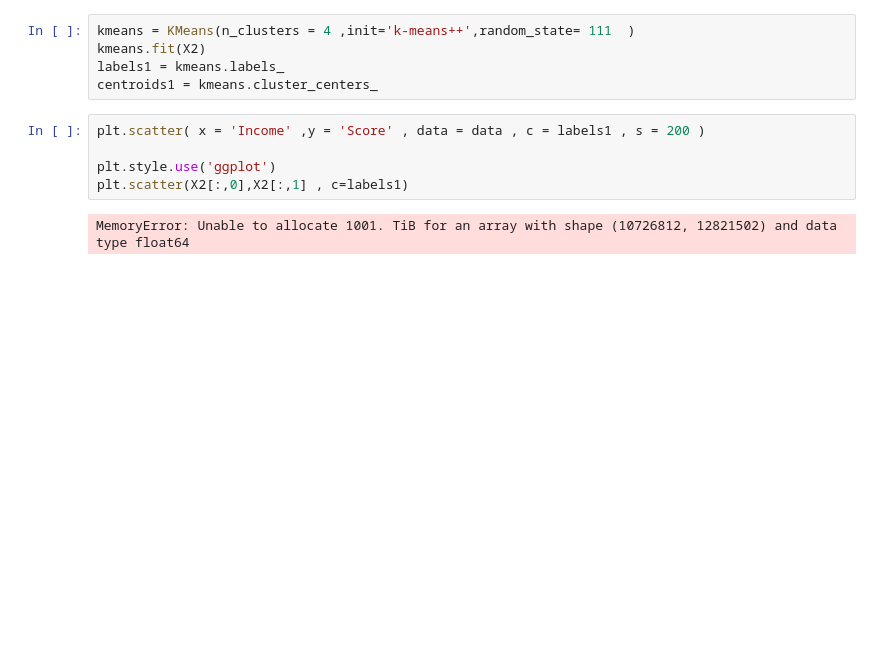
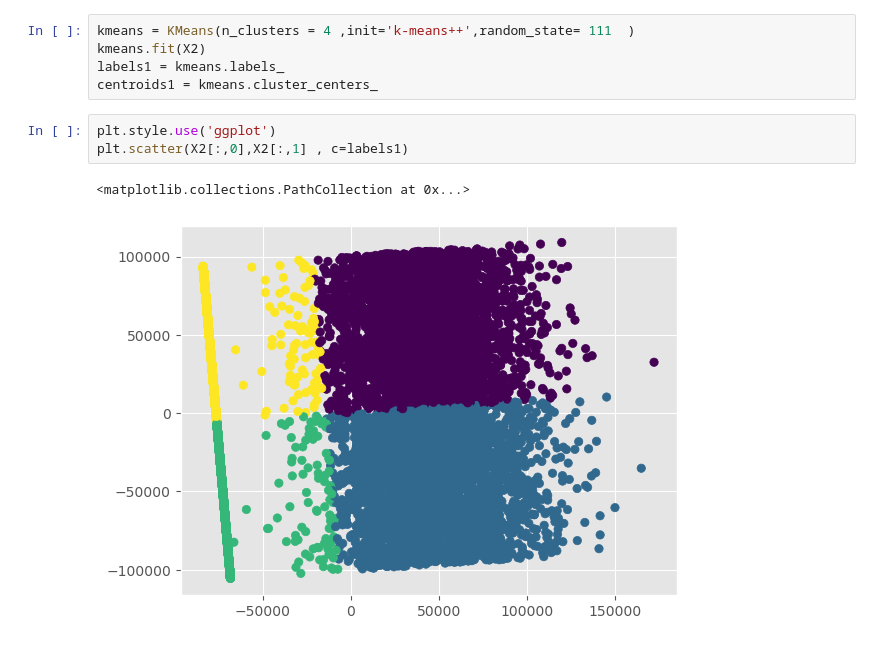
Before and after one commit to AmirJlr/Data-Science-Algorithms-FUM, a Jupyter notebook: Clustering/K-Means/K-Means 1.ipynb, the cells around one changed output. Cells and saved outputs as stored; diff of their text form; blank space fills up the shorter version.

```diff
--- a/Clustering/K-Means/K-Means 1.ipynb
+++ b/Clustering/K-Means/K-Means 1.ipynb
@@ -52,9 +52,8 @@ kmeans.fit(X2)
 labels1 = kmeans.labels_
 centroids1 = kmeans.cluster_centers_
 # %%
-plt.scatter( x = 'Income' ,y = 'Score' , data = data , c = labels1 , s = 200 )
-
 plt.style.use('ggplot')
 plt.scatter(X2[:,0],X2[:,1] , c=labels1)
 # %% [output]
-MemoryError: Unable to allocate 1001. TiB for an array with shape (10726812, 12821502) and data type float64
+<matplotlib.collections.PathCollection at 0x...>
+[figure, added]
```
Also changed, not shown: parts of 1 cell of this notebook.
